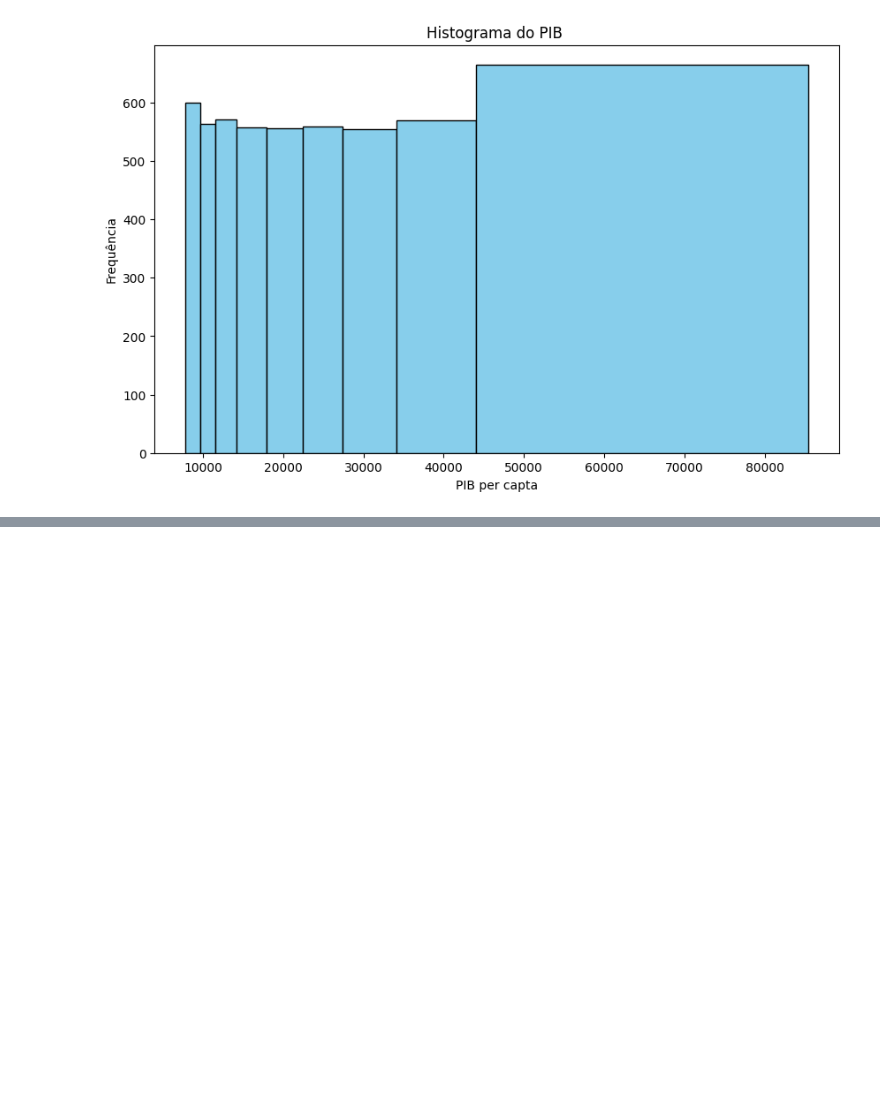
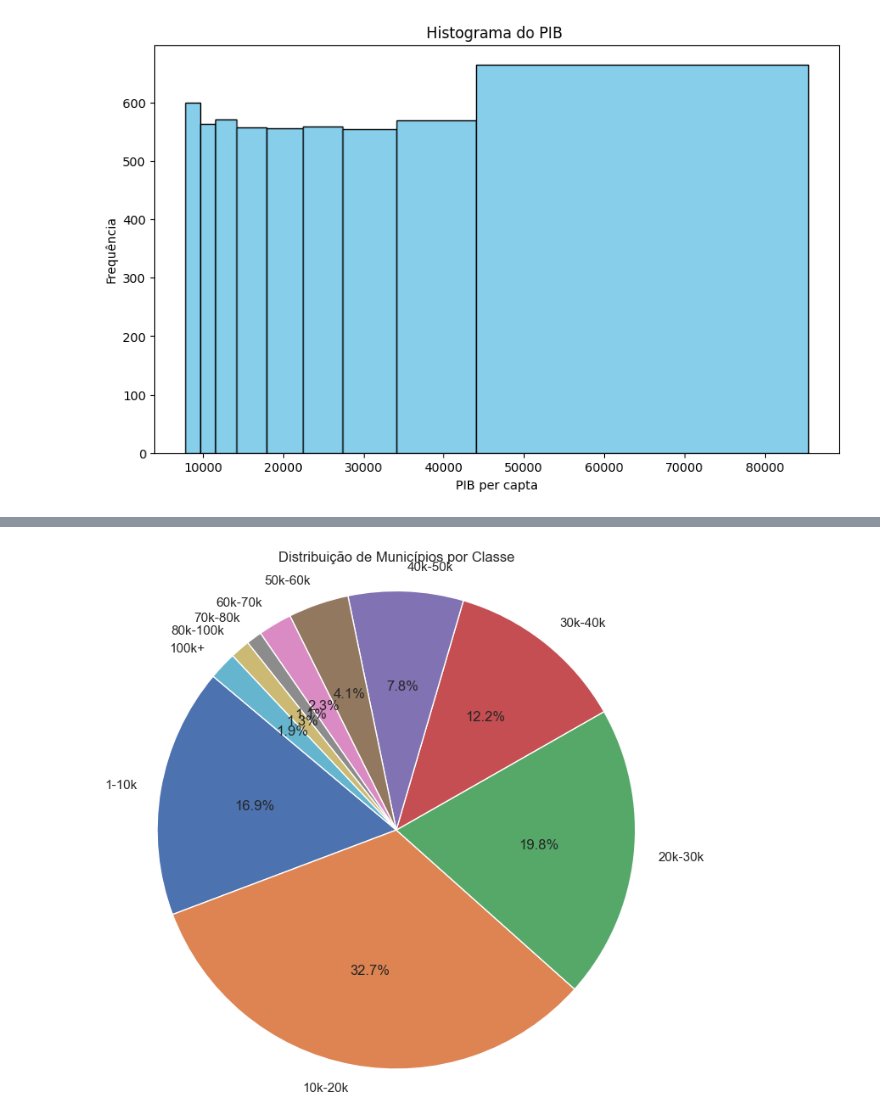
Before and after one commit to heliomacedofilho/projetos-do-bootcamp-analise-de-dados-enap-2023, a Jupyter notebook: presenca_das_politicas_publicas_sociais_nos_municipios/pib_pc.ipynb, the cells around one changed output, grey strips where cells are left out. Saved outputs shown, nothing was run; the diff lists cells and outputs as text; code cells hidden in the pictures; blank space fills up the shorter version.

```diff
--- a/presenca_das_politicas_publicas_sociais_nos_municipios/pib_pc.ipynb
+++ b/presenca_das_politicas_publicas_sociais_nos_municipios/pib_pc.ipynb
@@ -481,0 +504,16 @@ Requirement already satisfied: six>=1.5 in c:\users\sesup\appdata\local\programs
+# %%
+#agora, os menos valores, mas em um gráfico de pizza
+import matplotlib.pyplot as plt
+
+# Crie um gráfico de pizza
+plt.figure(figsize=(8, 8))  # Ajuste o tamanho da figura conforme necessário
+plt.pie(contagem_municipios['Número de Municípios'], labels=contagem_municipios['classes'], autopct='%1.1f%%', startangle=140)
+plt.axis('equal')  # Assegura que o gráfico de pizza seja uma forma de círculo
+
+# Adicione um título
+plt.title('Distribuição de Municípios por Classe')
+
+# Exiba o gráfico
+plt.show()
+# %% [output]
+[figure, added]
```
Also changed, not shown: parts of 34 cells of this notebook.
